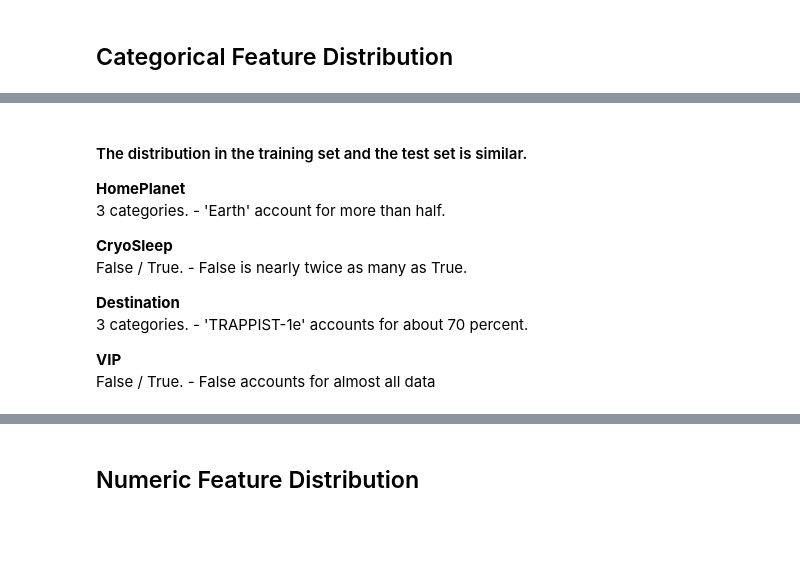
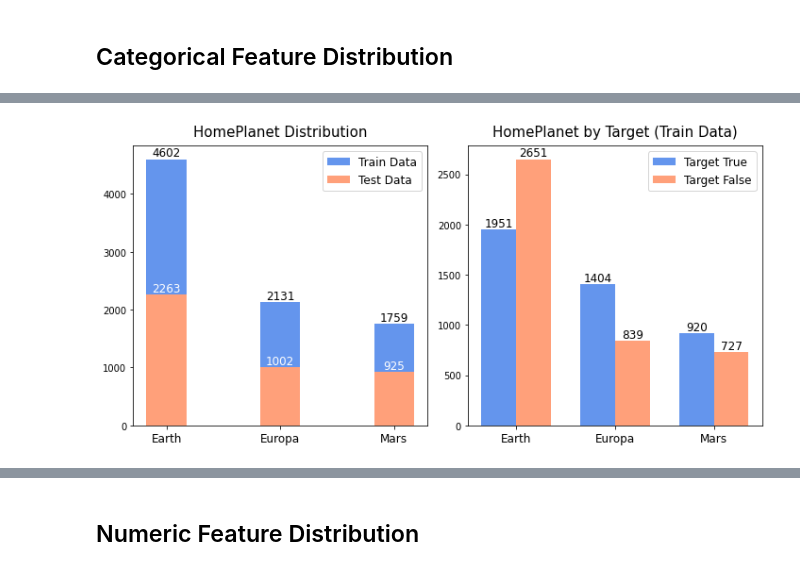
Before and after one commit to gonekng/Kaggle_Project, a Jupyter notebook: Spaceship Titanic/ml-spaceship-titanic.ipynb, the cells around one changed output, grey strips where cells are left out. Cells and saved outputs as stored; diff of their text form; code cells hidden in the pictures; blank space fills up the shorter version.

```diff
--- a/Spaceship Titanic/ml-spaceship-titanic.ipynb
+++ b/Spaceship Titanic/ml-spaceship-titanic.ipynb
@@ -263,9 +267,36 @@ plt.show()
-# %% [markdown]
-#### The distribution in the training set and the test set is similar.
-**HomePlanet**<br/>3 categories. - 'Earth' account for more than half.
-
-**CryoSleep**<br/>False / True. - False is nearly twice as many as True.
-
-**Destination**<br/>3 categories. - 'TRAPPIST-1e' accounts for about 70 percent.
-
-**VIP**<br/>False / True. - False accounts for almost all data
+# %%
+def dist_cat(col_name):
+    fig, ax = plt.subplots(1,2,figsize=(10,5))
+
+    width = 0.35
+    x = train_cat.loc[:,col_name].value_counts().index
+    bar1 = ax[0].bar(x, train_cat.loc[:,col_name].value_counts().to_list(),
+                     width, label = "Train Data", color="cornflowerblue")
+    bar2 = ax[0].bar(x, test_cat.loc[:,col_name].value_counts().to_list(),
+                     width, label = "Test Data", color="lightsalmon")
+    bar3 = ax[1].bar(np.arange(len(x)) - width/2,
+                     train_1.loc[:,col_name].value_counts().to_list(),
+                     width, label = "Target True", color="cornflowerblue")
+    bar4 = ax[1].bar(np.arange(len(x)) + width/2,
+                     train_0.loc[:,col_name].value_counts().to_list(),
+                     width, label = "Target False", color="lightsalmon")
+
+    ax[0].bar_label(bar1, size=12)
+    ax[0].bar_label(bar2, size=12, color="w")
+    ax[1].bar_label(bar3, size=12)
+    ax[1].bar_label(bar4, size=12)
+
+    ax[0].set_title(f'{col_name} Distribution',pad=10, size=15)
+    ax[1].set_title(f'{col_name} by Target (Train Data)',pad=10, size=15)
+    ax[0].set_xticks(x, x, size=12)
+    ax[1].set_xticks(np.arange(len(x)), x, size=12)
+
+    ax[0].legend(loc="best", fontsize=12)
+    ax[1].legend(loc="best", fontsize=12)
+
+    fig.tight_layout()
+    return plt.show()
+# %%
+dist_cat('HomePlanet')
+# %% [output]
+[figure, added]
```
Also changed, not shown: parts of 77 cells of this notebook.
